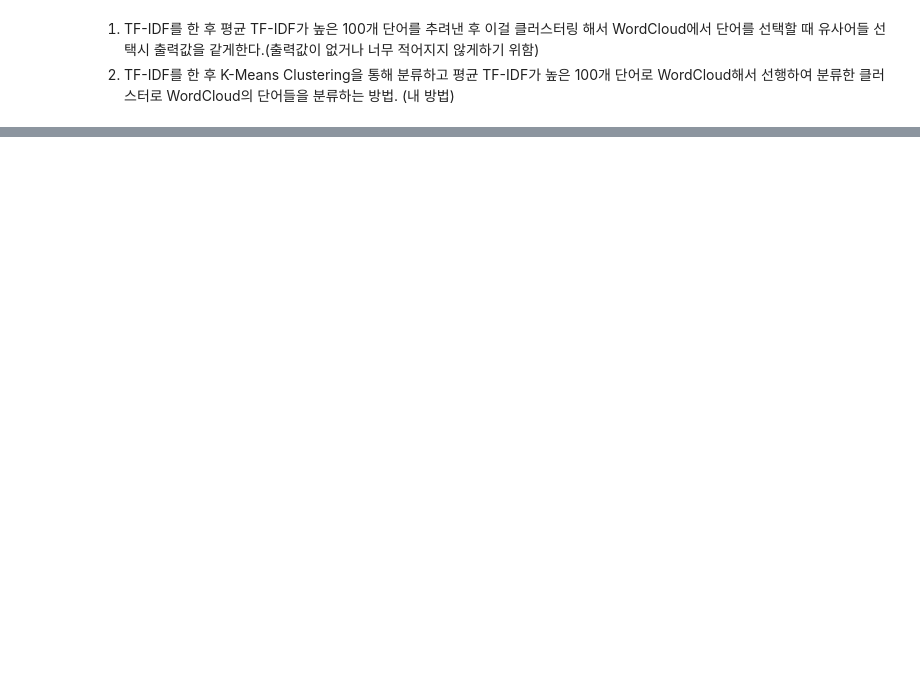
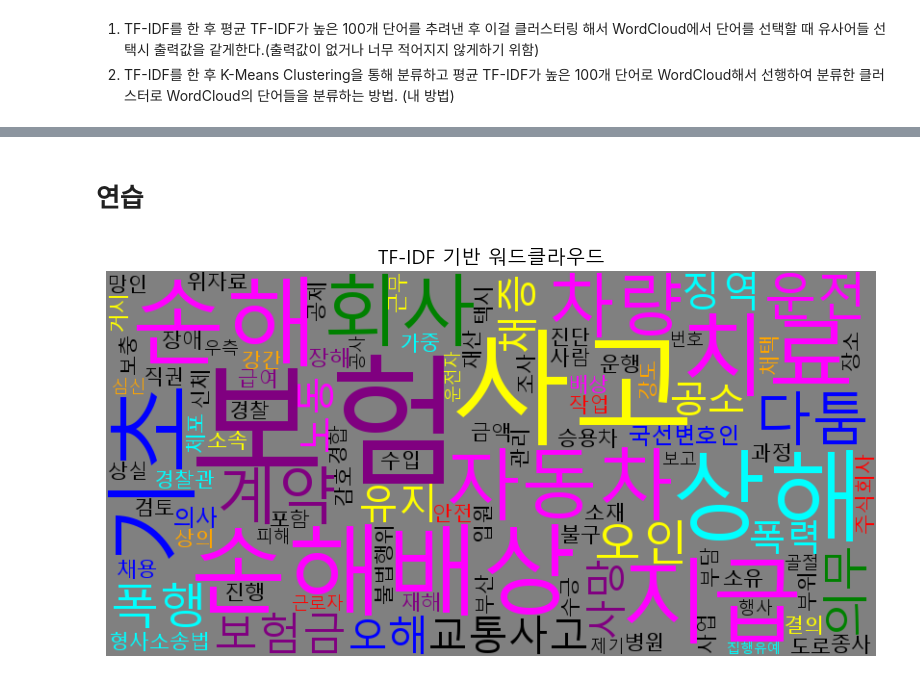
Before and after one commit to sesac-NoF/NoF, a Jupyter notebook: 10.EDA_wordcloud_dh.ipynb, the cells around one changed output, grey strips where cells are left out. Drawn from its saved outputs; the diff is of its cells as text; code cells hidden in the pictures; blank space fills up the shorter version.

```diff
--- a/10.EDA_wordcloud_dh.ipynb
+++ b/10.EDA_wordcloud_dh.ipynb
@@ -795,0 +1115,33 @@ for i in range(num_clusters):
+# %% [markdown]
+# 연습
+# %%
+# 클러스터 색상 정의
+colors = ['red', 'blue', 'green', 'orange', 'purple', 'cyan', 'magenta', 'yellow']
+cluster_colors = {}
+for i, keywords in cluster_keywords.items():
+    for keyword in keywords:
+        cluster_colors[keyword] = colors[i % len(colors)]
+# %%
+from wordcloud import WordCloud
+import matplotlib.pyplot as plt
+
+# TF-IDF 값으로 빈도 계산
+word_freq_tfidf = {word: mean_tfidf[word] for word in top_100_words.index}
+
+def color_func(word, font_size, position, orientation, random_state=None, **kwargs):
+    return cluster_colors.get(word, 'black')  # 단어에 따른 색상 반환
+
+# TF-IDF 기반 워드클라우드 생성
+wordcloud_tfidf = WordCloud(font_path=font_path,
+                            width=800, height=400,
+                            background_color='grey',
+                            color_func=color_func).generate_from_frequencies(word_freq_tfidf)
+
+# 시각화
+plt.figure(figsize=(10, 5))
+plt.imshow(wordcloud_tfidf, interpolation='bilinear')
+plt.axis('off')
+plt.title('TF-IDF 기반 워드클라우드',fontproperties=font_prop)
+plt.show()
+# %% [output]
+[figure, added]
```
Also changed, not shown: parts of 20 cells of this notebook.
